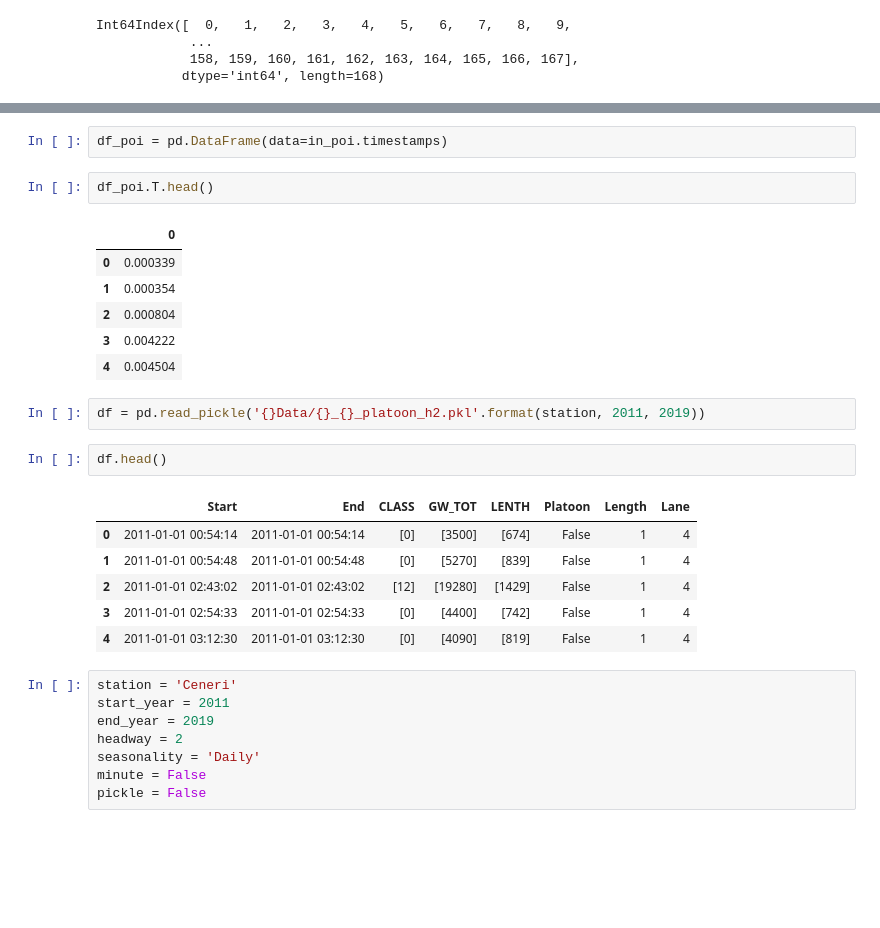
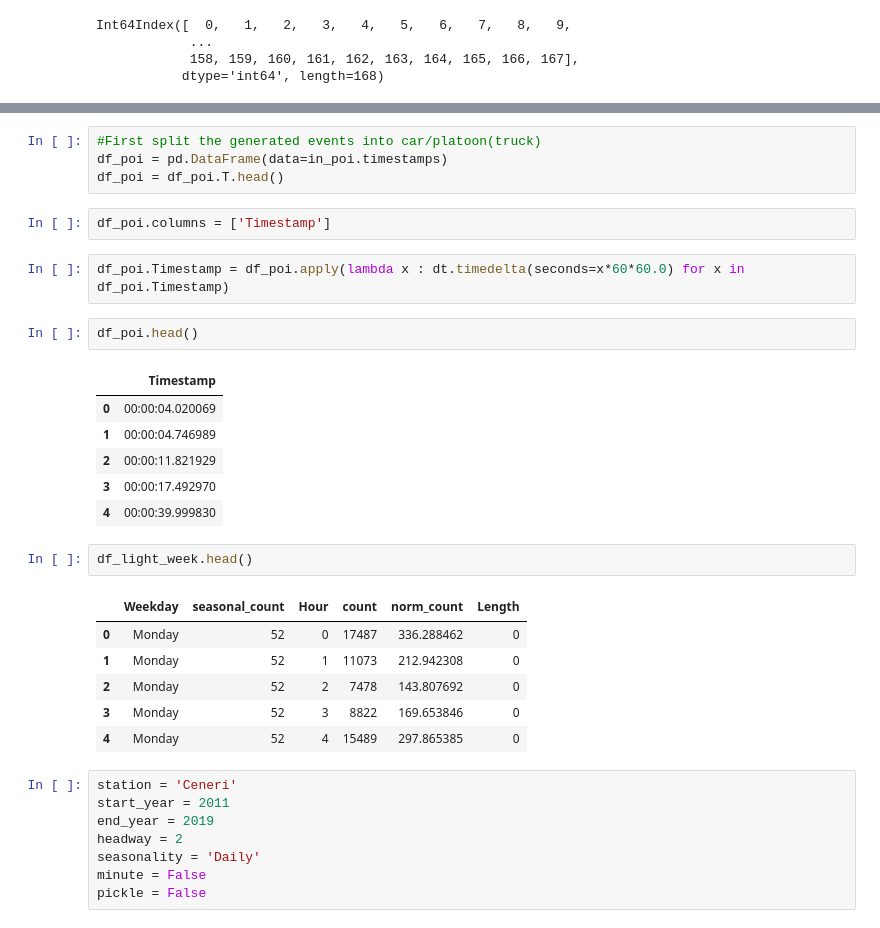
Before and after one commit to isdabelle/DigitalTwinBridges, a Jupyter notebook: Poisson Simulation.ipynb, the cells around one changed output, grey strips where cells are left out. Cells and saved outputs as stored; diff of their text form; blank space fills up the shorter version.

```diff
--- a/Poisson Simulation.ipynb
+++ b/Poisson Simulation.ipynb
@@ -157,25 +162,29 @@ Text(0, 0.5, 'Platoon intensity')
-# %%
-df_poi = pd.DataFrame(data=in_poi.timestamps)
+# %%
+#First split the generated events into car/platoon(truck)
+df_poi = pd.DataFrame(data=in_poi.timestamps)
+df_poi = df_poi.T.head()
+# %%
+df_poi.columns = ['Timestamp']
+# %%
+df_poi.Timestamp = df_poi.apply(lambda x : dt.timedelta(seconds=x*60*60.0) for x in df_poi.Timestamp)
 # %%
-df_poi.T.head()
+df_poi.head()
 # %% [output]
-|  | 0 |
-| 0 | 0.000339 |
-| 1 | 0.000354 |
-| 2 | 0.000804 |
-| 3 | 0.004222 |
-| 4 | 0.004504 |
+|  | Timestamp |
+| 0 | 00:00:04.020069 |
+| 1 | 00:00:04.746989 |
+| 2 | 00:00:11.821929 |
+| 3 | 00:00:17.492970 |
+| 4 | 00:00:39.999830 |
-# %%
-df = pd.read_pickle('{}Data/{}_{}_platoon_h2.pkl'.format(station, 2011, 2019))
 # %%
-df.head()
+df_light_week.head()
 # %% [output]
-|  | Start | End | CLASS | GW_TOT | LENTH | Platoon | Length | Lane |
-| 0 | 2011-01-01 00:54:14 | 2011-01-01 00:54:14 | [0] | [3500] | [674] | False | 1 | 4 |
-| 1 | 2011-01-01 00:54:48 | 2011-01-01 00:54:48 | [0] | [5270] | [839] | False | 1 | 4 |
-| 2 | 2011-01-01 02:43:02 | 2011-01-01 02:43:02 | [12] | [19280] | [1429] | False | 1 | 4 |
-| 3 | 2011-01-01 02:54:33 | 2011-01-01 02:54:33 | [0] | [4400] | [742] | False | 1 | 4 |
-| 4 | 2011-01-01 03:12:30 | 2011-01-01 03:12:30 | [0] | [4090] | [819] | False | 1 | 4 |
+|  | Weekday | seasonal_count | Hour | count | norm_count | Length |
+| 0 | Monday | 52 | 0 | 17487 | 336.288462 | 0 |
+| 1 | Monday | 52 | 1 | 11073 | 212.942308 | 0 |
+| 2 | Monday | 52 | 2 | 7478 | 143.807692 | 0 |
+| 3 | Monday | 52 | 3 | 8822 | 169.653846 | 0 |
+| 4 | Monday | 52 | 4 | 15489 | 297.865385 | 0 |
 # %%
 station = 'Ceneri'
 start_year = 2011
```
Also changed, not shown: parts of 49 cells of this notebook, 5 other files.
